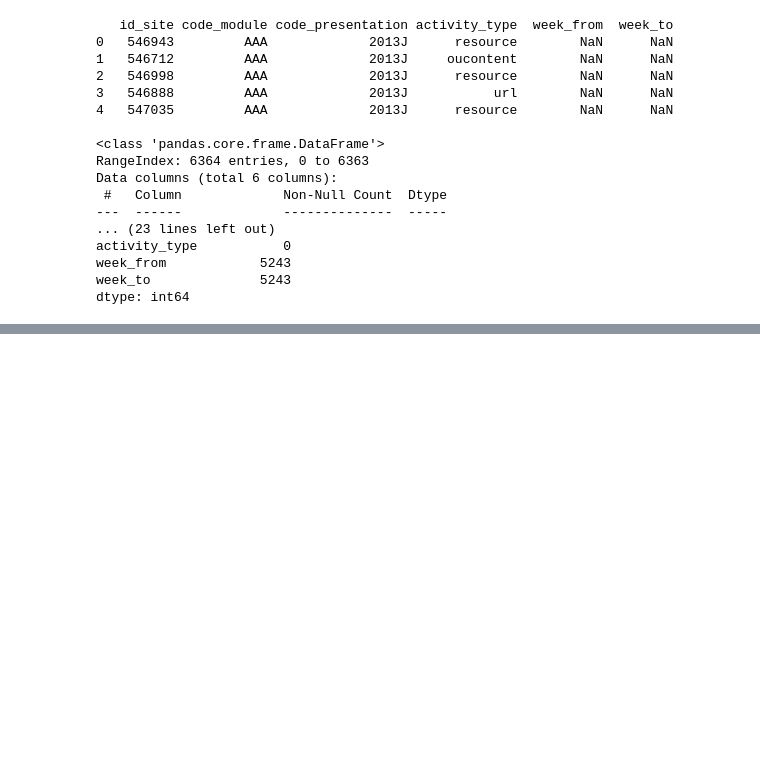
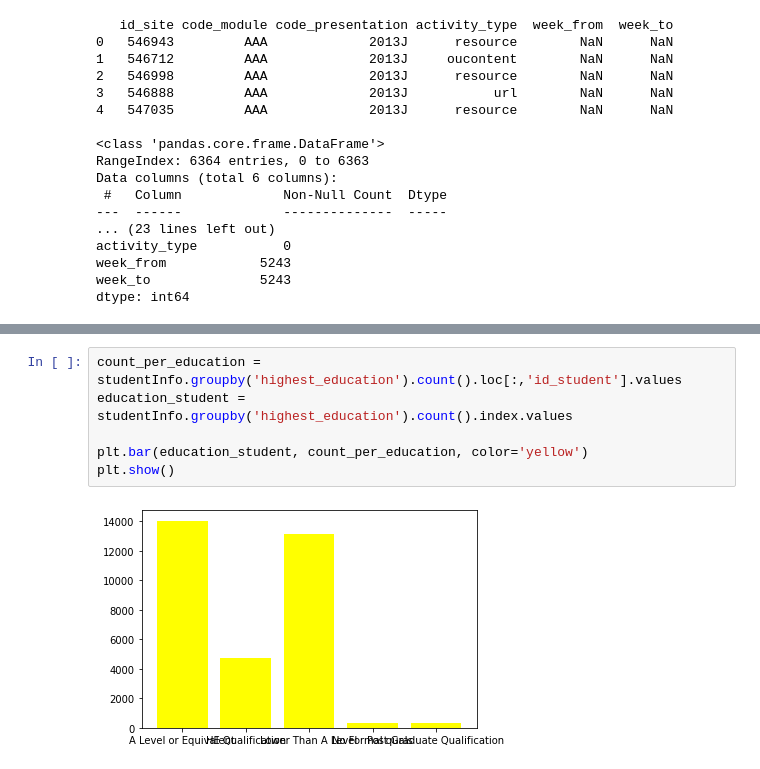
Before and after one commit to sven8599/uzop_projekt, a Jupyter notebook: Untitled1 (1).ipynb, the cells around one changed output, grey strips where cells are left out. Drawn from its saved outputs; the diff is of its cells as text; blank space fills up the shorter version.

```diff
--- a/Untitled1 (1).ipynb
+++ b/Untitled1 (1).ipynb
@@ -230,0 +250,8 @@ dtype: int64
+# %%
+count_per_education = studentInfo.groupby('highest_education').count().loc[:,'id_student'].values
+education_student = studentInfo.groupby('highest_education').count().index.values
+
+plt.bar(education_student, count_per_education, color='yellow')
+plt.show()
+# %% [output]
+[figure, added]
```
Also changed, not shown: parts of 9 cells of this notebook.
